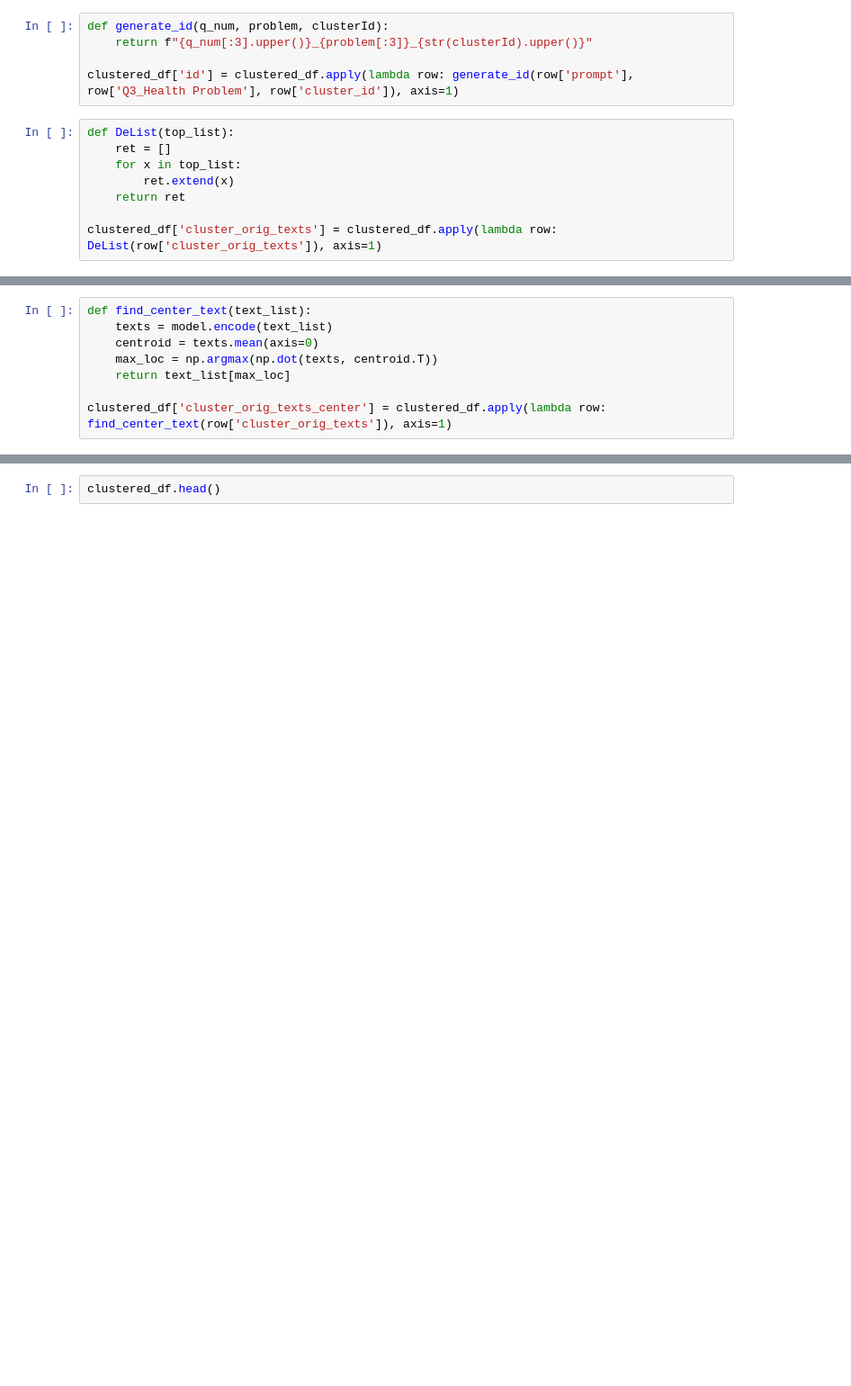
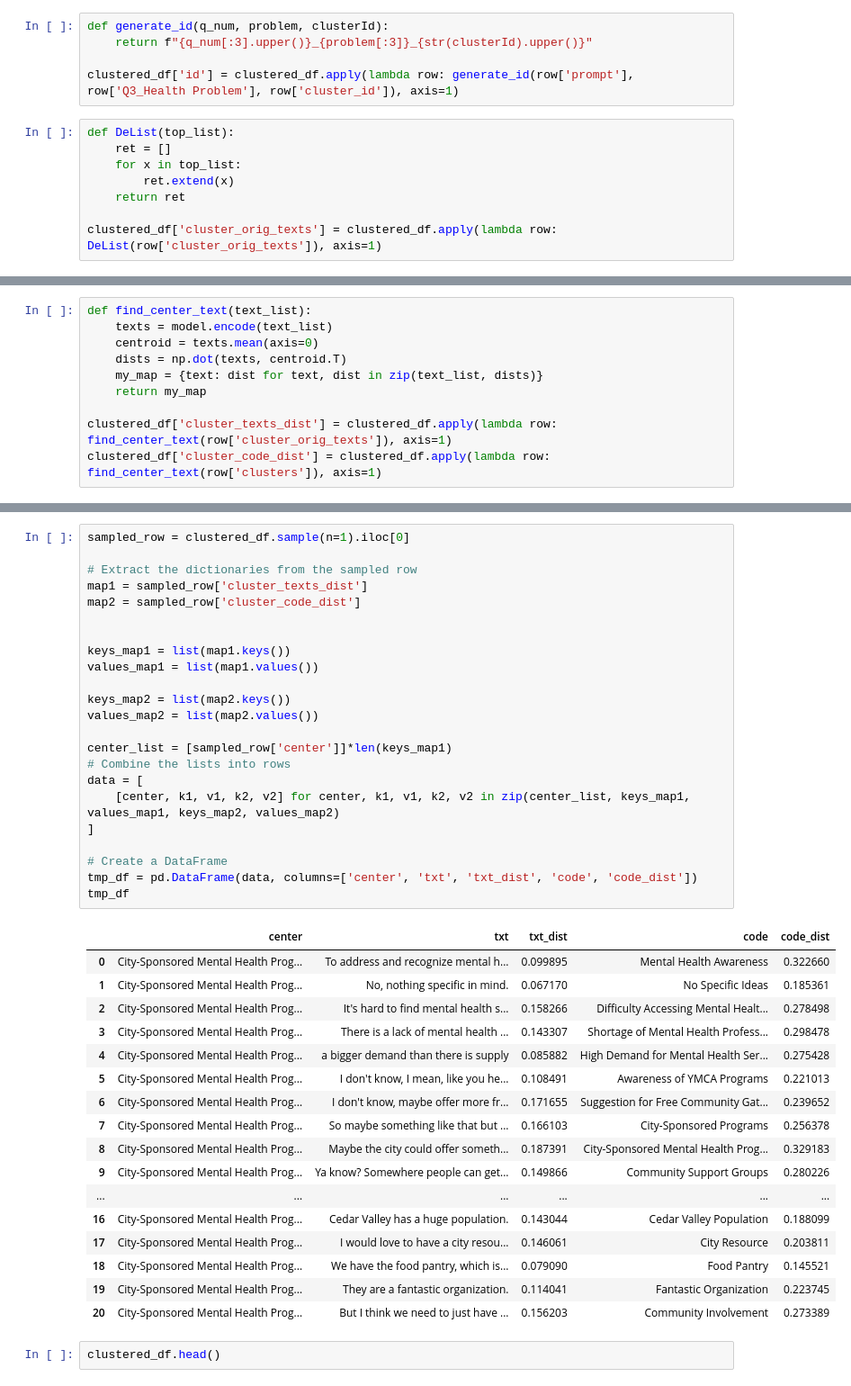
Before and after one commit to low-ethan/axial-coding, a Jupyter notebook: cluster_sentences.ipynb, the cells around one changed output, grey strips where cells are left out. Shown: that part at 90% size. Drawn from its saved outputs; the diff is of its cells as text; blank space fills up the shorter version.

```diff
--- a/cluster_sentences.ipynb
+++ b/cluster_sentences.ipynb
@@ -487,7 +487,9 @@ clustered_df.head()
 def find_center_text(text_list):
     texts = model.encode(text_list)
     centroid = texts.mean(axis=0)
-    max_loc = np.argmax(np.dot(texts, centroid.T))
-    return text_list[max_loc]
+    dists = np.dot(texts, centroid.T)
+    my_map = {text: dist for text, dist in zip(text_list, dists)}
+    return my_map
 
-clustered_df['cluster_orig_texts_center'] = clustered_df.apply(lambda row: find_center_text(row['cluster_orig_texts']), axis=1)
+clustered_df['cluster_texts_dist'] = clustered_df.apply(lambda row: find_center_text(row['cluster_orig_texts']), axis=1)
+clustered_df['cluster_code_dist'] = clustered_df.apply(lambda row: find_center_text(row['clusters']), axis=1)
@@ -494,3 +506,44 @@ clustered_df['cluster_orig_texts_center'] = clustered_df.apply(lambda row: find_
+# %%
+sampled_row = clustered_df.sample(n=1).iloc[0]
+
+# Extract the dictionaries from the sampled row
+map1 = sampled_row['cluster_texts_dist']
+map2 = sampled_row['cluster_code_dist']
+
+
+keys_map1 = list(map1.keys())
+values_map1 = list(map1.values())
+
+keys_map2 = list(map2.keys())
+values_map2 = list(map2.values())
+
+center_list = [sampled_row['center']]*len(keys_map1)
+# Combine the lists into rows
+data = [
+    [center, k1, v1, k2, v2] for center, k1, v1, k2, v2 in zip(center_list, keys_map1, values_map1, keys_map2, values_map2)
+]
+
+# Create a DataFrame
+tmp_df = pd.DataFrame(data, columns=['center', 'txt', 'txt_dist', 'code', 'code_dist'])
+tmp_df
+# %% [output]
+|  | center | txt | txt_dist | code | code_dist |
+| 0 | City-Sponsored Mental Health Prog... | To address and recognize mental h... | 0.099895 | Mental Health Awareness | 0.322660 |
+| 1 | City-Sponsored Mental Health Prog... | No, nothing specific in mind. | 0.067170 | No Specific Ideas | 0.185361 |
+| 2 | City-Sponsored Mental Health Prog... | It's hard to find mental health s... | 0.158266 | Difficulty Accessing Mental Healt... | 0.278498 |
+| 3 | City-Sponsored Mental Health Prog... | There is a lack of mental health ... | 0.143307 | Shortage of Mental Health Profess... | 0.298478 |
+| 4 | City-Sponsored Mental Health Prog... | a bigger demand than there is supply | 0.085882 | High Demand for Mental Health Ser... | 0.275428 |
+| 5 | City-Sponsored Mental Health Prog... | I don't know, I mean, like you he... | 0.108491 | Awareness of YMCA Programs | 0.221013 |
+| 6 | City-Sponsored Mental Health Prog... | I don't know, maybe offer more fr... | 0.171655 | Suggestion for Free Community Gat... | 0.239652 |
+| 7 | City-Sponsored Mental Health Prog... | So maybe something like that but ... | 0.166103 | City-Sponsored Programs | 0.256378 |
+| 8 | City-Sponsored Mental Health Prog... | Maybe the city could offer someth... | 0.187391 | City-Sponsored Mental Health Prog... | 0.329183 |
+| 9 | City-Sponsored Mental Health Prog... | Ya know? Somewhere people can get... | 0.149866 | Community Support Groups | 0.280226 |
+| ... | ... | ... | ... | ... | ... |
+| 16 | City-Sponsored Mental Health Prog... | Cedar Valley has a huge population. | 0.143044 | Cedar Valley Population | 0.188099 |
+| 17 | City-Sponsored Mental Health Prog... | I would love to have a city resou... | 0.146061 | City Resource | 0.203811 |
+| 18 | City-Sponsored Mental Health Prog... | We have the food pantry, which is... | 0.079090 | Food Pantry | 0.145521 |
+| 19 | City-Sponsored Mental Health Prog... | They are a fantastic organization. | 0.114041 | Fantastic Organization | 0.223745 |
+| 20 | City-Sponsored Mental Health Prog... | But I think we need to just have ... | 0.156203 | Community Involvement | 0.273389 |
 # %%
 clustered_df.head()
 # %% [output]
```
Also changed, not shown: parts of 1 cell of this notebook.
